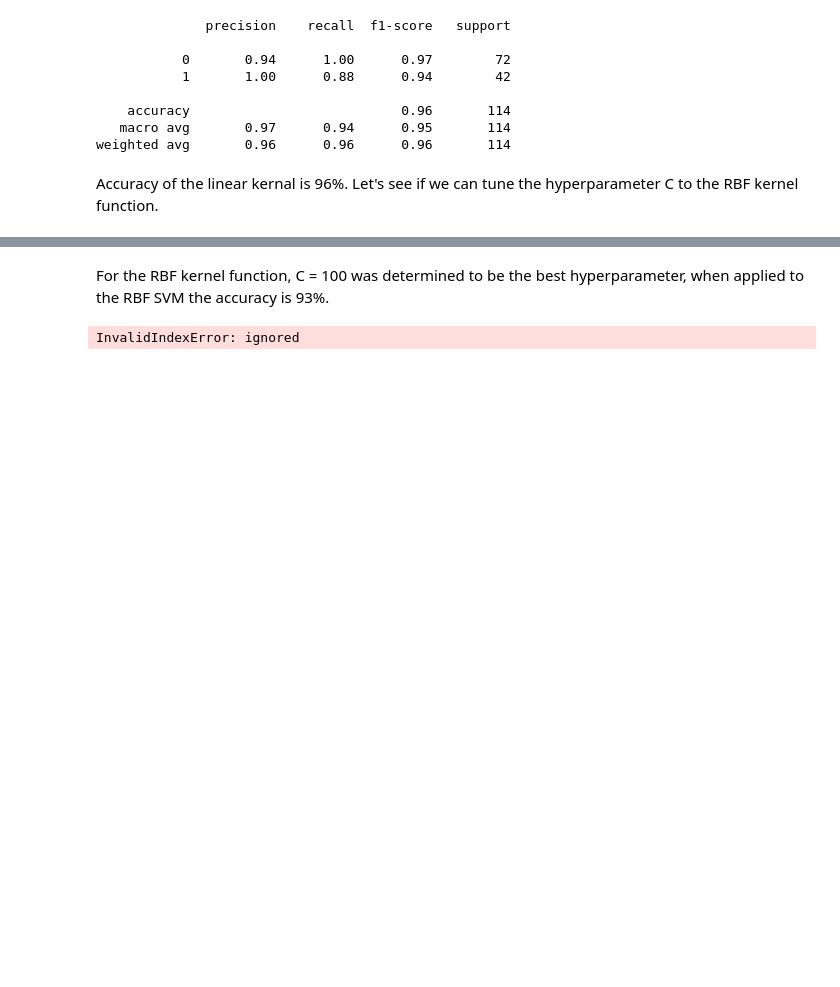
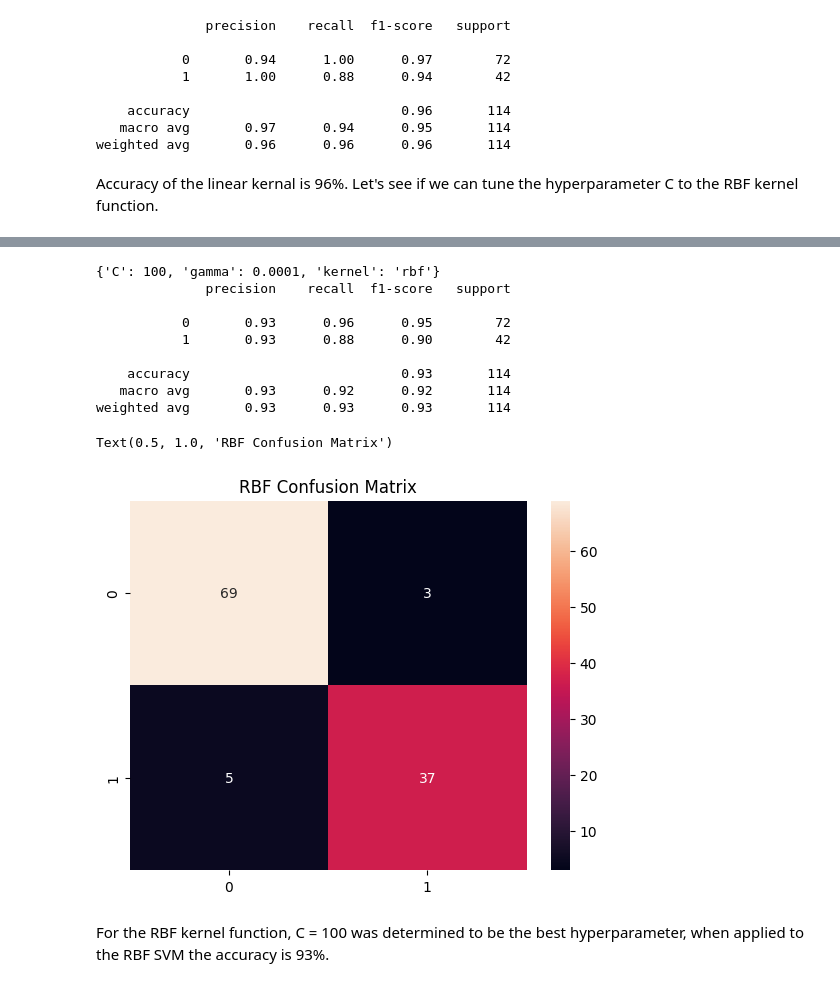
Before and after one commit to AR615598/Classifying_Cancer_Cells, a Jupyter notebook: cancer_cell_classification.ipynb, the cells around one changed output, grey strips where cells are left out. Cells and saved outputs as stored; diff of their text form; code cells hidden in the pictures; blank space fills up the shorter version.

```diff
--- a/cancer_cell_classification.ipynb
+++ b/cancer_cell_classification.ipynb
@@ -1034,7 +1034,7 @@ weighted avg       0.96      0.96      0.96       114
 # %% [markdown]
 Accuracy of the linear kernal is 96%. Let's see if we can tune the hyperparameter C to the RBF kernel function.
 # %%
-param_grid = {'C': [0.1, 1, 10, 100],
+param_grid = {'C': [0.1, 1, 10, 100, 1000],
               'gamma': [1, 0.1, 0.01, 0.001, 0.0001],
               'kernel': ['rbf']}
 
@@ -1046,60 +1064,26 @@ print(grid.best_estimator_)
 # %%
 # Print best parameter
 print(grid.best_params_)
 
 # Show accuracy
 grid_predictions = grid.predict(X_test)
 print(classification_report(y_test, grid_predictions))
+
+# Heatmap of confusion matrix
+cm = confusion_matrix(y_test, grid_predictions)
+sns.heatmap(cm, annot=True)
+plt.title('RBF Confusion Matrix')
+# %% [output]
+{'C': 100, 'gamma': 0.0001, 'kernel': 'rbf'}
+              precision    recall  f1-score   support
+
+           0       0.93      0.96      0.95        72
+           1       0.93      0.88      0.90        42
+
+    accuracy                           0.93       114
+   macro avg       0.93      0.92      0.92       114
+weighted avg       0.93      0.93      0.93       114
+Text(0.5, 1.0, 'RBF Confusion Matrix')
+[figure, added]
 # %% [markdown]
 For the RBF kernel function, C = 100 was determined to be the best hyperparameter, when applied to the RBF SVM the accuracy is 93%.
-# %%
-svm_x = cc.drop(['Benign','Malignant'], axis = 1)
-svm_y = cc['Malignant']
-h = .02  # step size in the mesh
-
-# we create an instance of SVM and fit out data. We do not scale our
-# data since we want to plot the support vectors
-C = 1.0  # SVM regularization parameter
-svc = svm.SVC(kernel='linear', C=C).fit(svm_x, svm_y)
-rbf_svc = svm.SVC(kernel='rbf', gamma=0.7, C=C).fit(svm_x, svm_y)
-poly_svc = svm.SVC(kernel='poly', degree=3, C=C).fit(svm_x, svm_y)
-lin_svc = svm.LinearSVC(C=C).fit(svm_x, svm_y)
-
-# create a mesh to plot in
-x_min, x_max = svm_x[:, 0].min() - 1, svm_x[:, 0].max() + 1
-y_min, y_max = svm_x[:, 1].min() - 1, svm_x[:, 1].max() + 1
-xx, yy = np.meshgrid(np.arange(x_min, x_max, h),
-                     np.arange(y_min, y_max, h))
-
-# title for the plots
-titles = ['SVC with linear kernel',
-          'LinearSVC (linear kernel)',
-          'SVC with RBF kernel',
-          'SVC with polynomial (degree 3) kernel']
-
-
-for i, clf in enumerate((svc, lin_svc, rbf_svc, poly_svc)):
-    # Plot the decision boundary. For that, we will assign a color to each
-    # point in the mesh [x_min, x_max]x[y_min, y_max].
-    plt.subplot(2, 2, i + 1)
-    plt.subplots_adjust(wspace=0.4, hspace=0.4)
-
-    Z = clf.predict(np.c_[xx.ravel(), yy.ravel()])
-
-    # Put the result into a color plot
-    Z = Z.reshape(xx.shape)
-    plt.contourf(xx, yy, Z, cmap=plt.cm.coolwarm, alpha=0.8)
-
-    # Plot also the training points
-    plt.scatter(svm_x[:, 0], svm_x[:, 1], c=svm_y, cmap=plt.cm.coolwarm)
-    plt.xlabel('Sepal length')
-    plt.ylabel('Sepal width')
-    plt.xlim(xx.min(), xx.max())
-    plt.ylim(yy.min(), yy.max())
-    plt.xticks(())
-    plt.yticks(())
-    plt.title(titles[i])
-
-plt.show()
-# %% [output]
-InvalidIndexError: ignored
```
Also changed, not shown: parts of 4 cells of this notebook.
